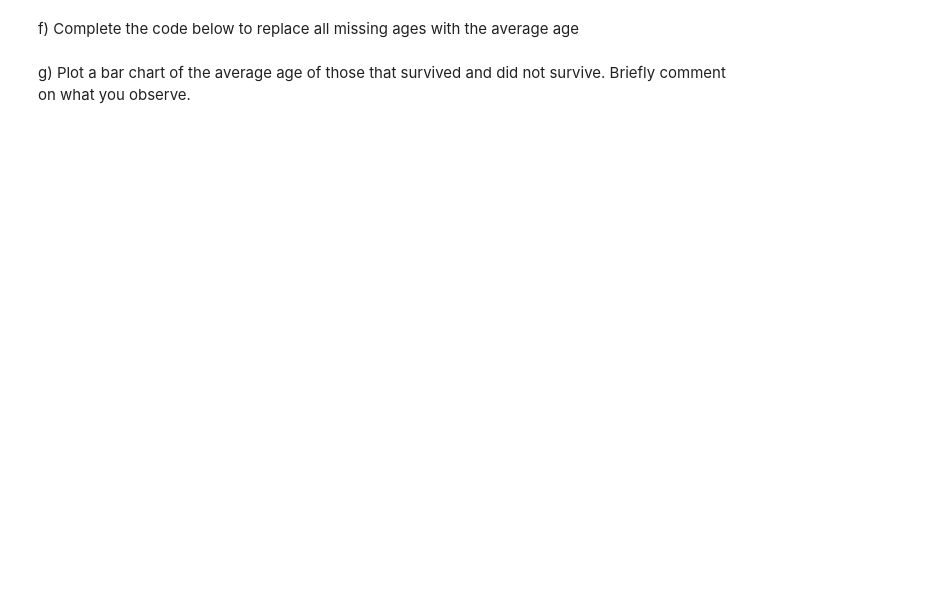
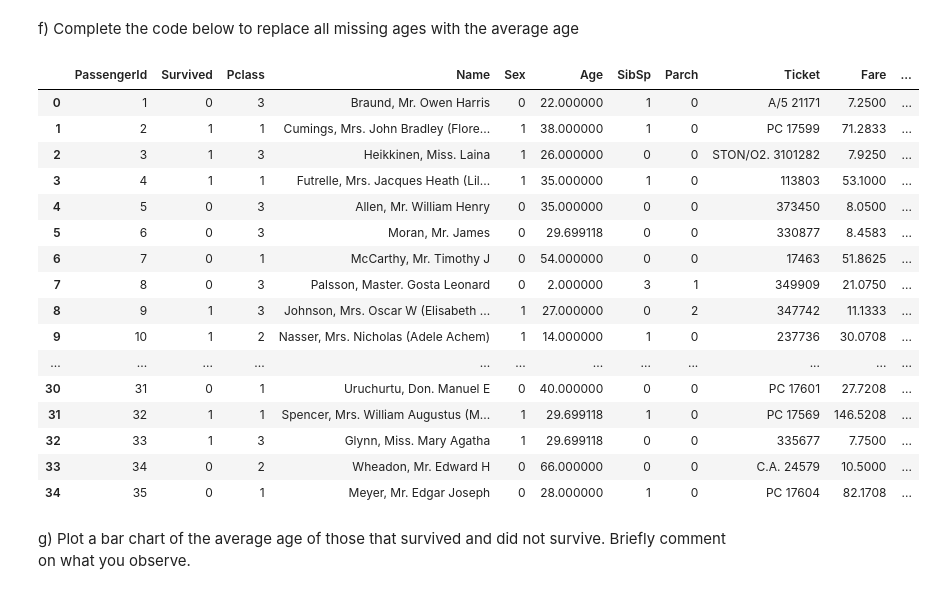
Before and after one commit to will18870/Data-Science-Fundamentals, a Jupyter notebook: lecture_02/worksheet_02.ipynb, the cells around one changed output. Cells and saved outputs as stored; diff of their text form; code cells hidden in the pictures; blank space fills up the shorter version.

```diff
--- a/lecture_02/worksheet_02.ipynb
+++ b/lecture_02/worksheet_02.ipynb
@@ -99,6 +99,3 @@ For example: `Braund, Mr. Owen Harris` would be:
 | Owen      |  Harris     |  Braund   | Mr    |
 
 Anything not clearly one of the above 4 categories can be ignored.
-# %%
-df[['First Name', 'Middle Name', 'Last Name', 'Title']] = ...
-df.head(25)
@@ -106,0 +102,3 @@ df.head(25)
+# %%
+df[['First Name', 'Middle Name', 'Last Name', 'Title']] = df['Name'].str.split(' ', n=3, expand=True)[[2, 3, 0, 1]].apply(lambda row: row.str.replace(',', '')) # last bit is just to remove the comma in last name
+df.head()
@@ -107,7 +112,25 @@ df.head(25)
 # %% [markdown]
 f) Complete the code below to replace all missing ages with the average age
 # %%
-df['Age'] = ...
+df['Age'] = df['Age'].fillna(df['Age'].mean())
 df.head()
+# %% [output]
+|  | PassengerId | Survived | Pclass | Name | Sex | Age | SibSp | Parch | Ticket | Fare | ... |
+| 0 | 1 | 0 | 3 | Braund, Mr. Owen Harris | 0 | 22.000000 | 1 | 0 | A/5 21171 | 7.2500 | ... |
+| 1 | 2 | 1 | 1 | Cumings, Mrs. John Bradley (Flore... | 1 | 38.000000 | 1 | 0 | PC 17599 | 71.2833 | ... |
+| 2 | 3 | 1 | 3 | Heikkinen, Miss. Laina | 1 | 26.000000 | 0 | 0 | STON/O2. 3101282 | 7.9250 | ... |
+| 3 | 4 | 1 | 1 | Futrelle, Mrs. Jacques Heath (Lil... | 1 | 35.000000 | 1 | 0 | 113803 | 53.1000 | ... |
+| 4 | 5 | 0 | 3 | Allen, Mr. William Henry | 0 | 35.000000 | 0 | 0 | 373450 | 8.0500 | ... |
+| 5 | 6 | 0 | 3 | Moran, Mr. James | 0 | 29.699118 | 0 | 0 | 330877 | 8.4583 | ... |
+| 6 | 7 | 0 | 1 | McCarthy, Mr. Timothy J | 0 | 54.000000 | 0 | 0 | 17463 | 51.8625 | ... |
+| 7 | 8 | 0 | 3 | Palsson, Master. Gosta Leonard | 0 | 2.000000 | 3 | 1 | 349909 | 21.0750 | ... |
+| 8 | 9 | 1 | 3 | Johnson, Mrs. Oscar W (Elisabeth ... | 1 | 27.000000 | 0 | 2 | 347742 | 11.1333 | ... |
+| 9 | 10 | 1 | 2 | Nasser, Mrs. Nicholas (Adele Achem) | 1 | 14.000000 | 1 | 0 | 237736 | 30.0708 | ... |
+| ... | ... | ... | ... | ... | ... | ... | ... | ... | ... | ... | ... |
+| 30 | 31 | 0 | 1 | Uruchurtu, Don. Manuel E | 0 | 40.000000 | 0 | 0 | PC 17601 | 27.7208 | ... |
+| 31 | 32 | 1 | 1 | Spencer, Mrs. William Augustus (M... | 1 | 29.699118 | 1 | 0 | PC 17569 | 146.5208 | ... |
+| 32 | 33 | 1 | 3 | Glynn, Miss. Mary Agatha | 1 | 29.699118 | 0 | 0 | 335677 | 7.7500 | ... |
+| 33 | 34 | 0 | 2 | Wheadon, Mr. Edward H | 0 | 66.000000 | 0 | 0 | C.A. 24579 | 10.5000 | ... |
+| 34 | 35 | 0 | 1 | Meyer, Mr. Edgar Joseph | 0 | 28.000000 | 1 | 0 | PC 17604 | 82.1708 | ... |
 # %% [markdown]
 g) Plot a bar chart of the average age of those that survived and did not survive. Briefly comment on what you observe.
```
Also changed, not shown: parts of 2 cells of this notebook.
